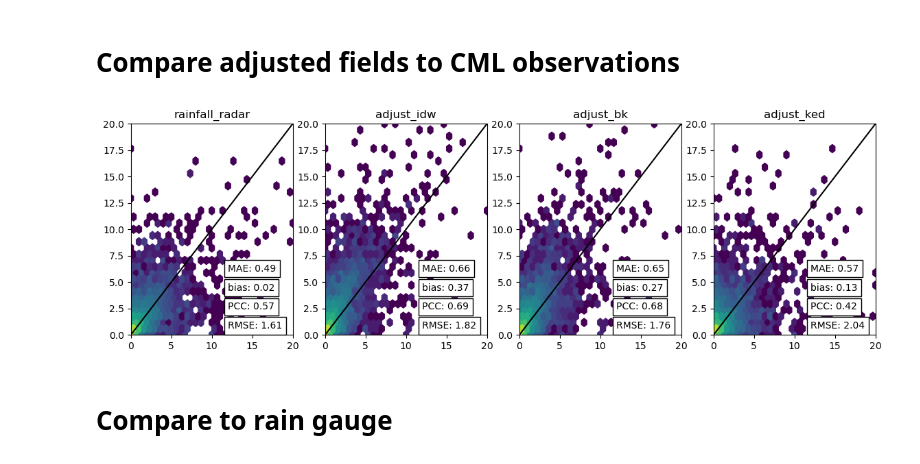
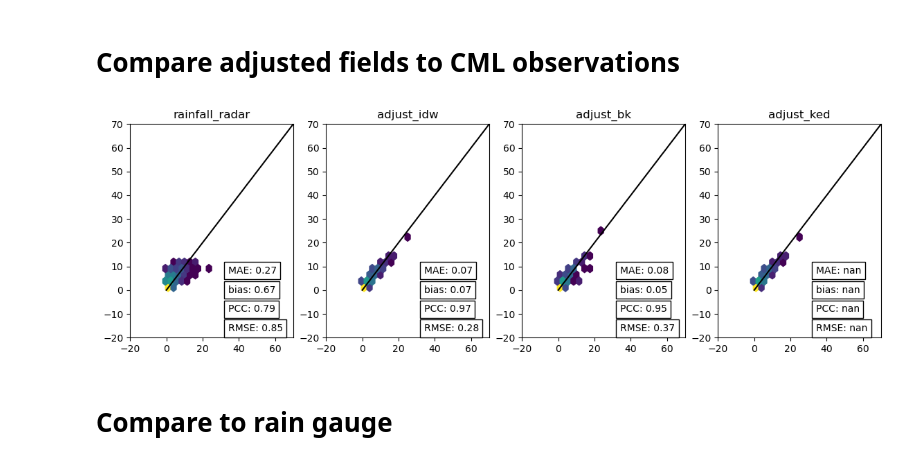
Before and after one commit to eoydvin/radar_adjustment_intercomparison, a Jupyter notebook: 3_adjust_radar.ipynb, the cells around one changed output. Drawn from its saved outputs; the diff is of its cells as text; code cells hidden in the pictures.

```diff
--- a/3_adjust_radar.ipynb
+++ b/3_adjust_radar.ipynb
@@ -677,0 +917,3 @@ ds_rad = ds_rad.rename({'lon_grid':'lon', 'lat_grid':'lat'})
+# %%
+ds_cmls = ds_cmls.transpose('time', 'cml_id')
+ds_rad = ds_rad.transpose('time', 'y', 'x')
@@ -685,7 +971,7 @@ for time in tqdm.tqdm(ds_cmls.time.data):
     adjusted_rainfall.append(
         merger.adjust(
             ds_rad.sel(time=[time]).rainfall_amount,
-            da_cml=ds_cmls.sel(time=[time]),
+            da_cml=ds_cmls.R.sel(time=[time]),
         )
     )
 ds_rad["adjust_idw"] = xr.concat(adjusted_rainfall, dim="time")
@@ -699,7 +985,7 @@ for time in tqdm.tqdm(ds_cmls.time.data):
     adjusted_rainfall.append(
         merger.adjust(
             ds_rad.sel(time=[time]).rainfall_amount,
-            da_cml=ds_cmls.sel(time=[time]),
+            da_cml=ds_cmls.R.sel(time=[time]),
         )
     )
 ds_rad["adjust_bk"] = xr.concat(adjusted_rainfall, dim="time")
@@ -734,10 +1080,10 @@ intersect_weights = plg.spatial.calc_sparse_intersect_weights_for_several_cmls(
     grid_point_location="center",
 )
 
-ds_cmls["rainfall_radar"] = plg.spatial.get_grid_time_series_at_intersections(
-    grid_data=ds_rad.rainfall_amount,
-    intersect_weights=intersect_weights,
-)
+# ds_cmls["rainfall_radar2"] = plg.spatial.get_grid_time_series_at_intersections(
+#     grid_data=ds_rad.rainfall_amount,
+#     intersect_weights=intersect_weights,
+# )
 
 ds_cmls["adjust_idw"] = plg.spatial.get_grid_time_series_at_intersections(
     grid_data=ds_rad.adjust_idw,
@@ -753,3 +1099,8 @@ ds_cmls["adjust_ked"] = plg.spatial.get_grid_time_series_at_intersections(
     grid_data=ds_rad.adjust_ked,
     intersect_weights=intersect_weights,
 )
+
+# ds_cmls["cml_closest"] = plg.spatial.get_grid_time_series_at_intersections(
+#     grid_data=ds_rad.cml_closest,
+#     intersect_weights=intersect_weights,
+# )
@@ -756,6 +1114,6 @@ ds_cmls["adjust_ked"] = plg.spatial.get_grid_time_series_at_intersections(
 # %%
-max_ext = 20
-extent = [0, max_ext, 0, max_ext]
+max_ext = 70
+extent = [-20, max_ext, -20, max_ext]
 gridsize = 30
 
 pred_models = [
@@ -763,13 +1121,15 @@ pred_models = [
     ds_cmls.adjust_idw,
     ds_cmls.adjust_bk,
     ds_cmls.adjust_ked,
+    # ds_cmls.cml_closest,
+
 ]
 fig, ax = plt.subplots(1, len(pred_models), figsize=(14, 4))
-ground = ds_cmls.data.ravel()
+ground = ds_cmls.R.data.ravel()
 for i in range(len(pred_models)):
-    tar = pred_models[i].data.T.ravel()
+    tar = pred_models[i].data.ravel()
 
-    keep = (ground > 0) & (tar > 0)
+    keep = np.ones(ground.size).astype(bool) #(ground > 0) & (tar > 0)
 
     ax[i].hexbin(
         ground[keep], tar[keep], mincnt=1, extent=extent, gridsize=gridsize, bins="log"
@@ -780,36 +1140,36 @@ for i in range(len(pred_models)):
         "RMSE: " + str(round(np.sqrt(np.mean((ground[keep] - tar[keep]) ** 2)), 2)),
         bbox={"facecolor": "white", "edgecolor": "black"},
         transform=ax[i].transAxes,
     )
     ax[i].text(
         0.6,
         0.12,
         "PCC: " + str(round(np.corrcoef(ground[keep], tar[keep])[0, 1], 2)),
         bbox={"facecolor": "white", "edgecolor": "black"},
         transform=ax[i].transAxes,
     )
     ax[i].text(
         0.6,
         0.21,
         "bias: "
         + str(round(np.mean(tar[keep] - ground[keep]) / np.mean(ground[keep]), 2)),
         bbox={"facecolor": "white", "edgecolor": "black"},
         transform=ax[i].transAxes,
     )
     ax[i].text(
         0.6,
         0.3,
         "MAE: " + str(round(np.mean(np.abs(tar[keep] - ground[keep])), 2)),
         bbox={"facecolor": "white", "edgecolor": "black"},
         transform=ax[i].transAxes,
     )
     ax[i].plot([0, extent[1]], [0, extent[1]], "k")
 
     ax[i].set_title(pred_models[i].name)
-    ax[i].set_xlim(0, extent[1])
-    ax[i].set_ylim(0, extent[1])
+    ax[i].set_xlim(extent[0], extent[1])
+    ax[i].set_ylim(extent[0], extent[1])
 # %% [output]
-[figure, old version]
+[figure, new version]
 # %% [markdown]
 # Compare to rain gauge
 # %%
```
Also changed, not shown: parts of 32 cells of this notebook.
